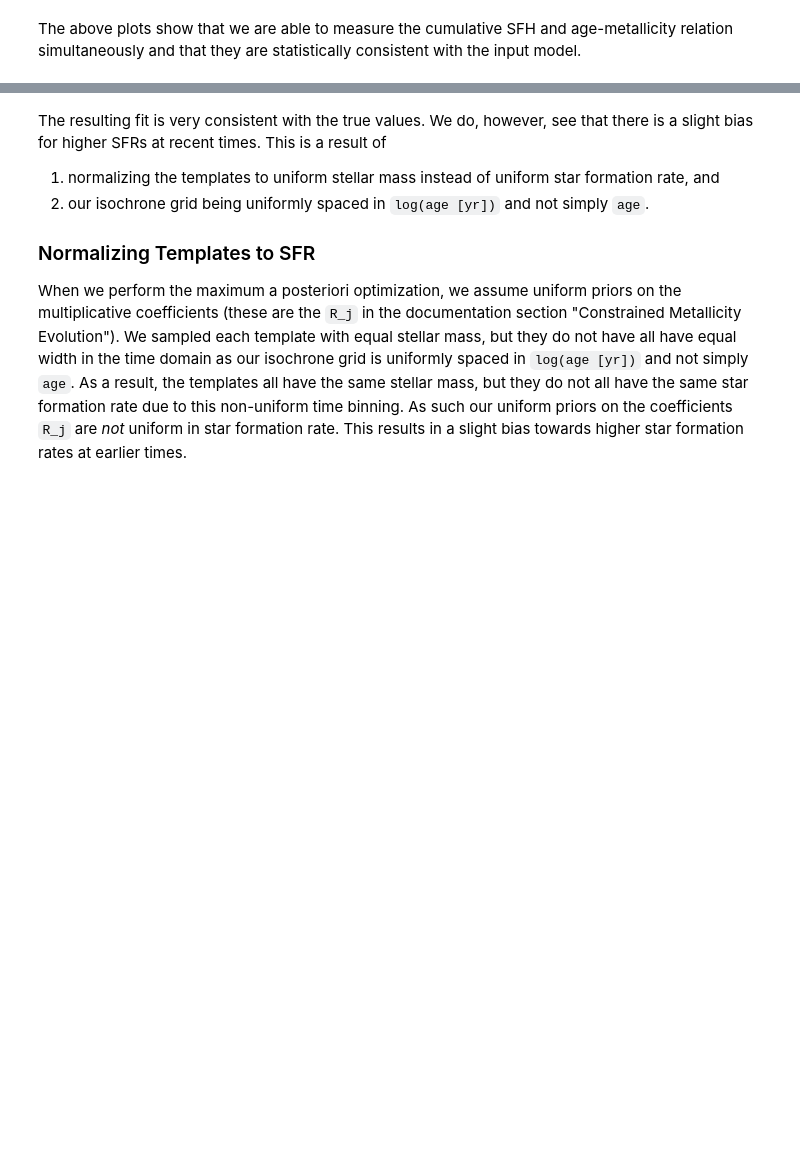
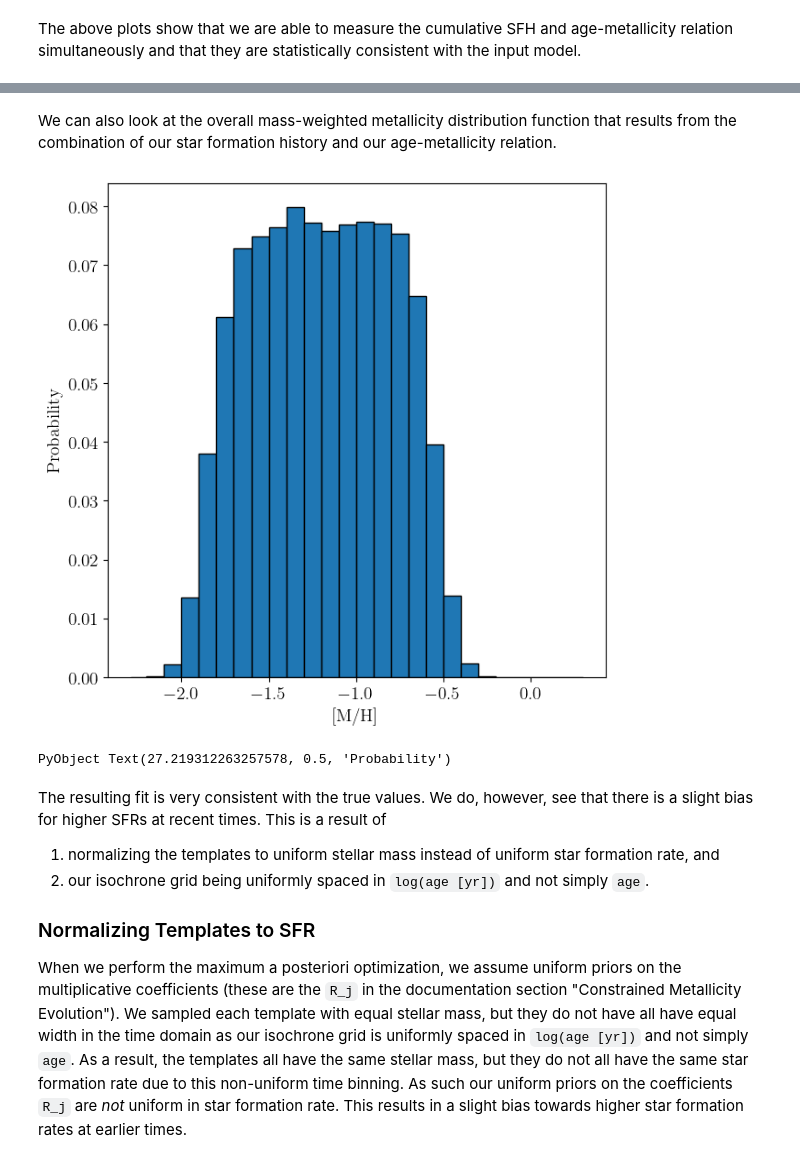
Before and after one commit to cgarling/StarFormationHistories.jl, a Jupyter notebook: examples/fitting1.ipynb, the cells around one changed output, grey strips where cells are left out. Drawn from its saved outputs; the diff is of its cells as text; code cells hidden in the pictures; blank space fills up the shorter version.

```diff
--- a/examples/fitting1.ipynb
+++ b/examples/fitting1.ipynb
@@ -1459,4 +1492,17 @@ ax1.legend()
 PyObject <matplotlib.legend.Legend object at 0x...>
+# %% [markdown]
+We can also look at the overall mass-weighted metallicity distribution function that results from the combination of our star formation history and our age-metallicity relation.
+# %%
+# Make integrated MDF plot
+import StarFormationHistories: mdf_amr
+MDF_x, MDF = mdf_amr(mdf_coeffs, template_logAge, template_MH)
+fig, ax1 = plt.subplots(figsize=(7,7))
+ax1.bar(MDF_x, MDF, -abs(MDF_x[2] - MDF_x[3]), align="edge", linewidth=1, edgecolor="k")
+ax1.set_xlabel("[M/H]")
+ax1.set_ylabel("Probability")
+# %% [output]
+[figure, added]
+PyObject Text(27.219312263257578, 0.5, 'Probability')
 # %% [markdown]
 The resulting fit is very consistent with the true values. We do, however, see that there is a slight bias for higher SFRs at recent times. This is a result of
 1. normalizing the templates to uniform stellar mass instead of uniform star formation rate, and
```
Also changed, not shown: parts of 57 cells of this notebook, 1 other file.
